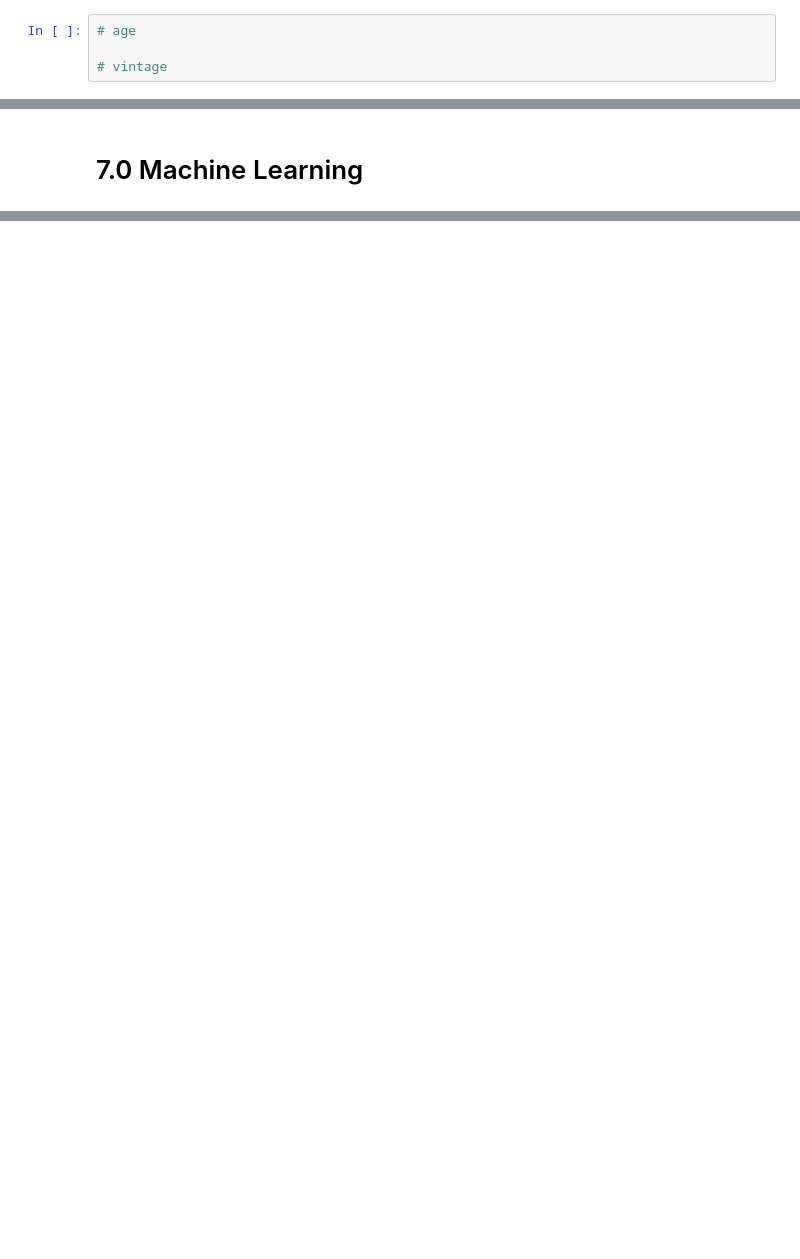
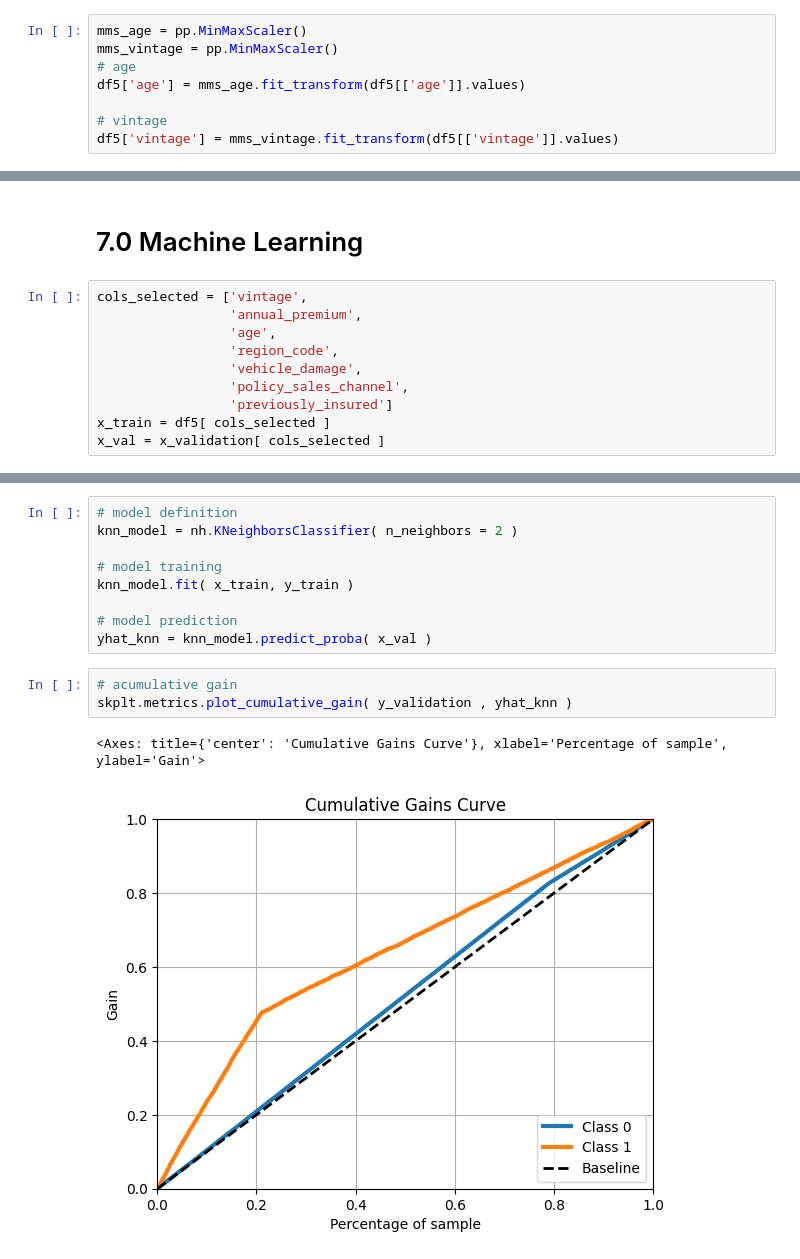
Before and after one commit to OscarFantozzi/Healt-Insurance-Cross_Sell, a Jupyter notebook: pa004_Health_Insurance_cross_sell.ipynb, the cells around one changed output, grey strips where cells are left out. Drawn from its saved outputs; the diff is of its cells as text; blank space fills up the shorter version.

```diff
--- a/pa004_Health_Insurance_cross_sell.ipynb
+++ b/pa004_Health_Insurance_cross_sell.ipynb
@@ -263,9 +275,13 @@ Index(['id', 'gender', 'age', 'region_code', 'policy_sales_channel',
 # %% [markdown]
 ## Rescaling
 # %%
+mms_age = pp.MinMaxScaler()
+mms_vintage = pp.MinMaxScaler()
 # age
+df5['age'] = mms_age.fit_transform(df5[['age']].values)
 
 # vintage
+df5['vintage'] = mms_vintage.fit_transform(df5[['vintage']].values)
 # %% [markdown]
 ## Encoder
 # %%
@@ -285,2 +379,12 @@ Index(['id', 'gender', 'age', 'region_code', 'policy_sales_channel',
 # %% [markdown]
 # 7.0 Machine Learning
+# %%
+cols_selected = ['vintage',
+                 'annual_premium',
+                 'age',
+                 'region_code',
+                 'vehicle_damage',
+                 'policy_sales_channel',
+                 'previously_insured']
+x_train = df5[ cols_selected ]
+x_val = x_validation[ cols_selected ]
@@ -286,0 +393,15 @@ Index(['id', 'gender', 'age', 'region_code', 'policy_sales_channel',
+# %%
+# model definition
+knn_model = nh.KNeighborsClassifier( n_neighbors = 2 )
+
+# model training
+knn_model.fit( x_train, y_train )
+
+# model prediction
+yhat_knn = knn_model.predict_proba( x_val )
+# %%
+# acumulative gain
+skplt.metrics.plot_cumulative_gain( y_validation , yhat_knn )
+# %% [output]
+<Axes: title={'center': 'Cumulative Gains Curve'}, xlabel='Percentage of sample', ylabel='Gain'>
+[figure, added]
```
Also changed, not shown: parts of 16 cells of this notebook.
